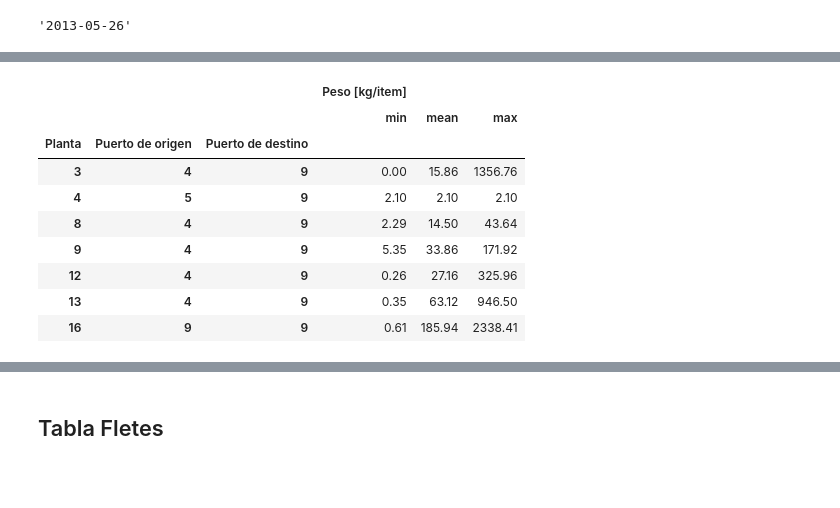
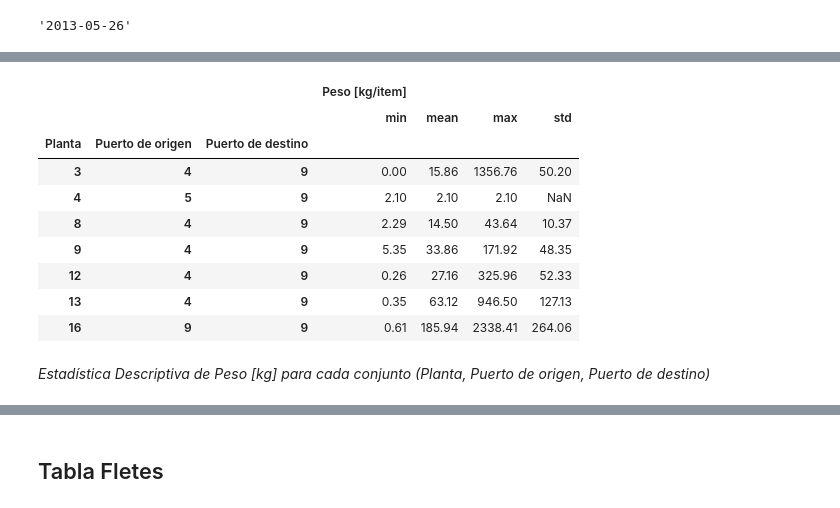
Before and after one commit to hernanrodri/Supply-Chain-Analytics, a Jupyter notebook: Supply Chain Analysis.ipynb, the cells around one changed output, grey strips where cells are left out. Saved outputs shown, nothing was run; the diff lists cells and outputs as text; code cells hidden in the pictures; blank space fills up the shorter version.

```diff
--- a/Supply Chain Analysis.ipynb
+++ b/Supply Chain Analysis.ipynb
@@ -92,15 +120,16 @@ pedidos_agrup
 # %%
-pedidos_agrup = pedidos.groupby(by = ["Planta", "Puerto de origen", "Puerto de destino"]).agg({"Peso [kg/item]":
-                                                                                               ["min", "mean", "max"]}).round(2)
-pedidos_agrup
+pedidos_agrup = pedidos.groupby(by = ["Planta", "Puerto de origen", "Puerto de destino"]).agg({"Peso [kg/item]": ["min", "mean", "max", "std"]})
+pedidos_agrup.round(2)
 # %% [output]
-|  |  |  | Peso [kg/item] |  |  |
-|  |  |  | min | mean | max |
-| Planta | Puerto de origen | Puerto de destino |  |  |  |
-| 3 | 4 | 9 | 0.00 | 15.86 | 1356.76 |
-| 4 | 5 | 9 | 2.10 | 2.10 | 2.10 |
-| 8 | 4 | 9 | 2.29 | 14.50 | 43.64 |
-| 9 | 4 | 9 | 5.35 | 33.86 | 171.92 |
-| 12 | 4 | 9 | 0.26 | 27.16 | 325.96 |
-| 13 | 4 | 9 | 0.35 | 63.12 | 946.50 |
-| 16 | 9 | 9 | 0.61 | 185.94 | 2338.41 |
+|  |  |  | Peso [kg/item] |  |  |  |
+|  |  |  | min | mean | max | std |
+| Planta | Puerto de origen | Puerto de destino |  |  |  |  |
+| 3 | 4 | 9 | 0.00 | 15.86 | 1356.76 | 50.20 |
+| 4 | 5 | 9 | 2.10 | 2.10 | 2.10 | NaN |
+| 8 | 4 | 9 | 2.29 | 14.50 | 43.64 | 10.37 |
+| 9 | 4 | 9 | 5.35 | 33.86 | 171.92 | 48.35 |
+| 12 | 4 | 9 | 0.26 | 27.16 | 325.96 | 52.33 |
+| 13 | 4 | 9 | 0.35 | 63.12 | 946.50 | 127.13 |
+| 16 | 9 | 9 | 0.61 | 185.94 | 2338.41 | 264.06 |
+# %% [markdown]
+*Estadística Descriptiva de Peso [kg] para cada conjunto (Planta, Puerto de origen, Puerto de destino)*
```
Also changed, not shown: parts of 27 cells of this notebook.
